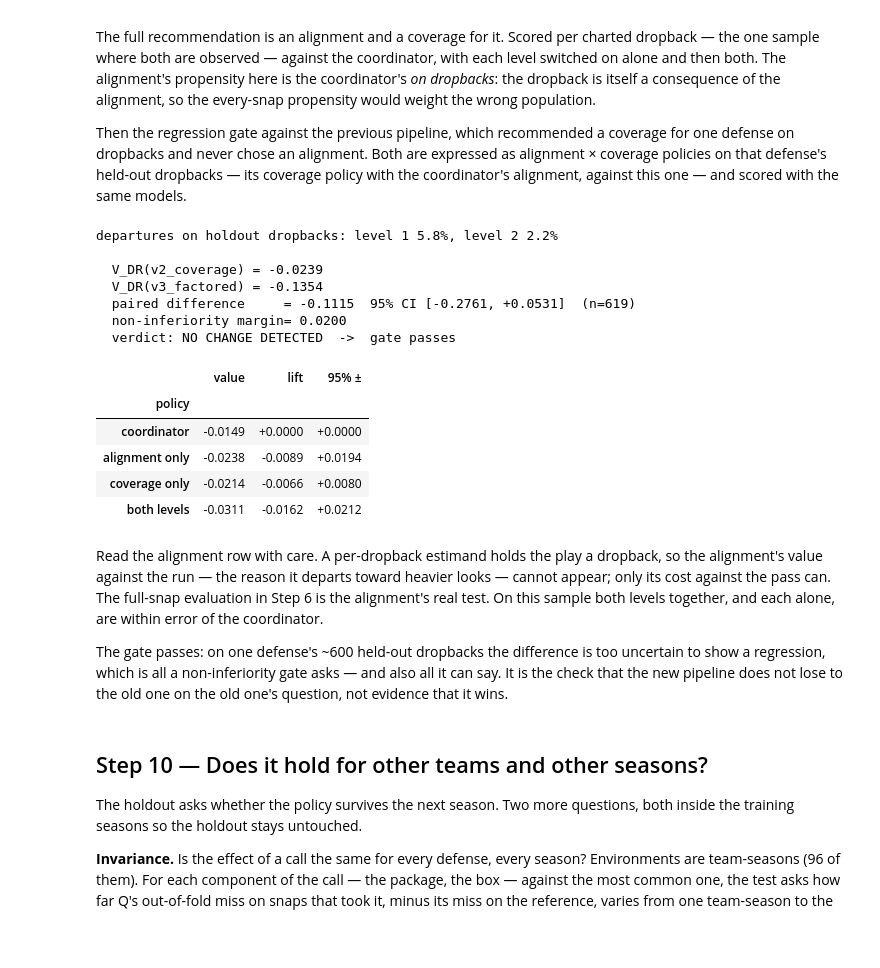
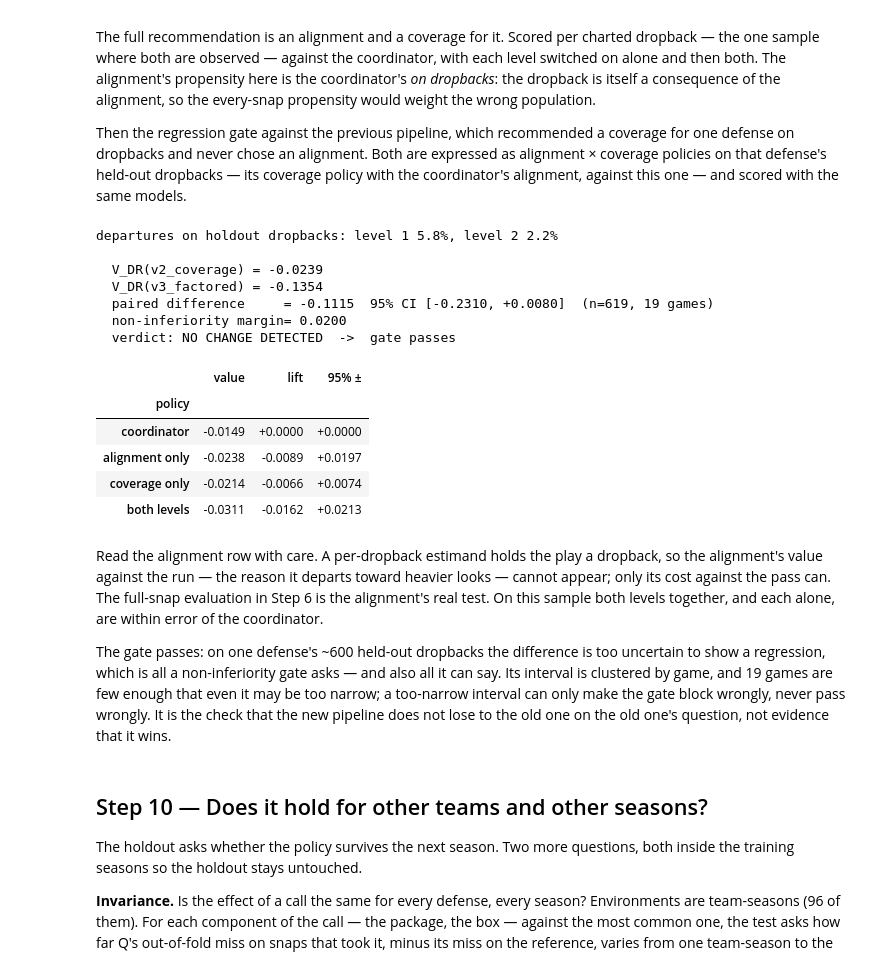
Before and after one commit to pendsec/nfl-playcalling, a Jupyter notebook: notebooks/v3_pipeline_walkthrough.ipynb, the cells around one changed output. Saved outputs shown, nothing was run; the diff lists cells and outputs as text; code cells hidden in the pictures; blank space fills up the shorter version.

```diff
--- a/notebooks/v3_pipeline_walkthrough.ipynb
+++ b/notebooks/v3_pipeline_walkthrough.ipynb
@@ -578,22 +565,13 @@ the coverage and is adjusted for, and selection on a charted dropback returns. T
 effect on whether the offense runs at all is assumed small, or already in the alignment — the
 shell is never observed on runs, so it cannot be checked.
 # %%
-from src.data.features import build_level2_dataset, level2_config
-cfg2 = level2_config(cfg)
-ds2 = build_level2_dataset(ds, cfg2)
-train2, test2 = time_aware_split(ds2, cfg["data"]["holdout_season"])
-graph2 = scm.graph_for(cfg2); gv2 = graph2.version_tag()
-print(graph2.describe())
-beh2, diag2 = fit_behavior_model(train2, cfg2)
-q2 = fit_q_model(train2, cfg2)
-policy2 = learn_safe_policy(train2, q2, beh2, cfg2, fit_q_ensemble(train2, cfg2))
-d2 = test2.df; out2 = policy2.act(d2)
-judge2 = fit_judge_behavior(train2, test2, cfg2, beh2)
-a2, r2, pib2, Q2 = d2["action"].to_numpy(), d2["reward"].to_numpy(), judge2.propensity(d2), out2["q_all"]
-print(f"\n{len(ds2.df):,} charted dropbacks; π_b2 accuracy {diag2['oof_accuracy']:.3f} "
-      f"(majority {diag2['majority_baseline']:.3f}), classwise ECE {diag2['classwise_ece']:.3f}")
-pd.DataFrame({"policy's π_b2 (2025)": out2["pi_b"].mean(0), "judge's π_b2 (2025)": pib2.mean(0),
-              "charted (2025)": np.bincount(a2, minlength=ds2.n_actions) / len(a2)},
+l2 = level2(cfg, ds, policy, pbp)    # coverage given the alignment, both levels, the V2 gate
+cfg2, ds2, d2, policy2 = l2.cfg, l2.ds, l2.test.df, l2.fit.policy
+print(l2.graph.describe())
+print(f"\n{len(ds2.df):,} charted dropbacks; π_b2 accuracy {l2.diag['oof_accuracy']:.3f} "
+      f"(majority {l2.diag['majority_baseline']:.3f}), classwise ECE {l2.diag['classwise_ece']:.3f}")
+pd.DataFrame({"policy's π_b2 (2025)": l2.out["pi_b"].mean(0), "judge's π_b2 (2025)": l2.pi_b.mean(0),
+              "charted (2025)": np.bincount(d2["action"], minlength=ds2.n_actions) / len(d2)},
              index=list(ds2.action_labels.values())).style.format("{:.3f}")
 # %% [output]
 SCM — coverage shell x pressure given the alignment, charted dropbacks [v3.2+fde2c721376e]
@@ -655,34 +628,26 @@ defense on dropbacks and never chose an alignment. Both are expressed as alignme
 policies on that defense's held-out dropbacks — its coverage policy with the coordinator's
 alignment, against this one — and scored with the same models.
 # %%
-from src.policy.hierarchical import evaluate_factored, fit_dropback_alignment_behavior
-from src.evaluation.projection_gate import projection_gate
-from src.policy.hierarchical import dropback_alignment_dataset
-beh1_db, _ = fit_dropback_alignment_behavior(train2, cfg)
-judge1_db = fit_judge_behavior(dropback_alignment_dataset(train2, cfg),
-                               dropback_alignment_dataset(test2, cfg), cfg, beh1_db)
-fac = evaluate_factored(d2, cfg, policy, policy2, beh1_db, clip,
-                        judges=(judge1_db, judge2))
-gate = projection_gate(pbp, cfg, d2, fac, graph_version=gv2)
+fac, gate = l2.factored, l2.gate
 print(f"departures on holdout dropbacks: level 1 {fac['level1_departs']:.1%}, "
       f"level 2 {fac['level2_departs']:.1%}\n")
 print(gate.report())
 fac["table"].assign(**{"95% ±": 1.96 * fac["table"]["lift_se"]})[
     ["policy", "value", "lift", "95% ±"]].set_index("policy")
 # %% [output]
 departures on holdout dropbacks: level 1 5.8%, level 2 2.2%
 
   V_DR(v2_coverage) = -0.0239
   V_DR(v3_factored) = -0.1354
-  paired difference     = -0.1115  95% CI [-0.2761, +0.0531]  (n=619)
+  paired difference     = -0.1115  95% CI [-0.2310, +0.0080]  (n=619, 19 games)
   non-inferiority margin= 0.0200
   verdict: NO CHANGE DETECTED  ->  gate passes
 |  | value | lift | 95% ± |
 | policy |  |  |  |
 | coordinator | -0.0149 | +0.0000 | +0.0000 |
-| alignment only | -0.0238 | -0.0089 | +0.0194 |
-| coverage only | -0.0214 | -0.0066 | +0.0080 |
-| both levels | -0.0311 | -0.0162 | +0.0212 |
+| alignment only | -0.0238 | -0.0089 | +0.0197 |
+| coverage only | -0.0214 | -0.0066 | +0.0074 |
+| both levels | -0.0311 | -0.0162 | +0.0213 |
 # %% [markdown]
 Read the alignment row with care. A per-dropback estimand holds the play a dropback, so the
 alignment's value against the run — the reason it departs toward heavier looks — cannot appear;
@@ -690,9 +655,11 @@ only its cost against the pass can. The full-snap evaluation in Step 6 is the al
 test. On this sample both levels together, and each alone, are within error of the coordinator.
 
 The gate passes: on one defense's ~600 held-out dropbacks the difference is too uncertain to
-show a regression, which is all a non-inferiority gate asks — and also all it can say. It is
-the check that the new pipeline does not lose to the old one on the old one's question, not
-evidence that it wins.
+show a regression, which is all a non-inferiority gate asks — and also all it can say. Its
+interval is clustered by game, and 19 games are few enough that even it may be too narrow; a
+too-narrow interval can only make the gate block wrongly, never pass wrongly. It is the check
+that the new pipeline does not lose to the old one on the old one's question, not evidence
+that it wins.
 # %% [markdown]
 ## Step 10 — Does it hold for other teams and other seasons?
 
```
Also changed, not shown: parts of 12 cells of this notebook, 36 other files.
